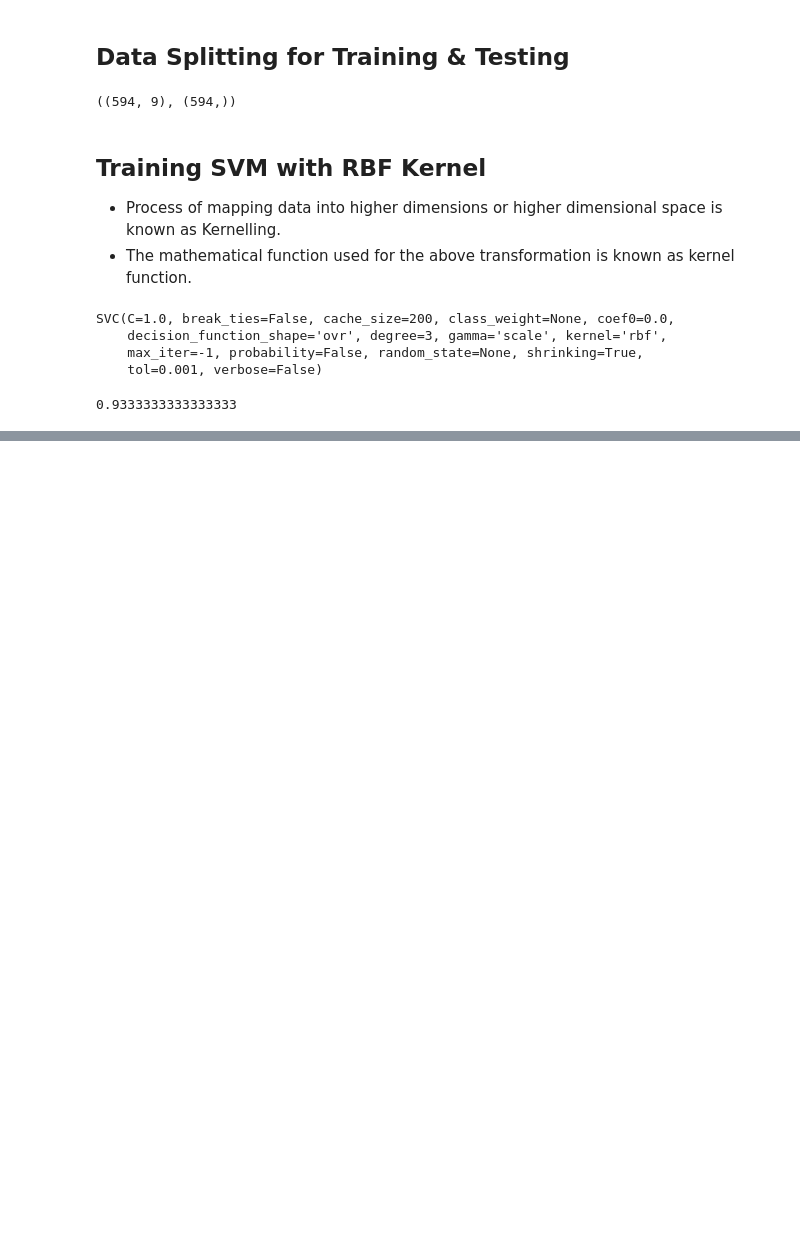
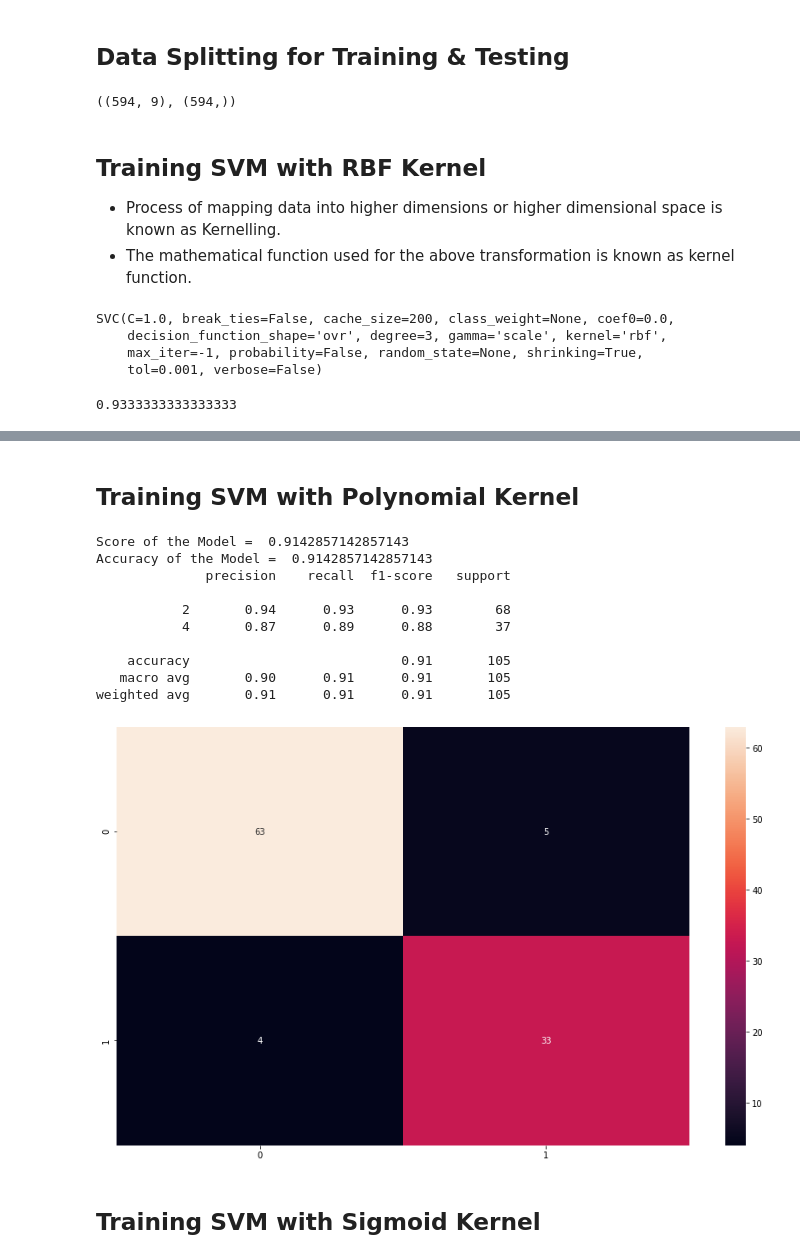
Before and after one commit to HarshitDawar55/Machine_And_Deep_Learning, a Jupyter notebook: Projects/Machine_Learning_Projects/Classifying_The_Cancer_Cell_Class_Using_SVM/Classification_Of_Cancer_Cells_Using_SVM.ipynb, the cells around one changed output, grey strips where cells are left out. Saved outputs shown, nothing was run; the diff lists cells and outputs as text; code cells hidden in the pictures; blank space fills up the shorter version.

```diff
--- a/Projects/Machine_Learning_Projects/Classifying_The_Cancer_Cell_Class_Using_SVM/Classification_Of_Cancer_Cells_Using_SVM.ipynb
+++ b/Projects/Machine_Learning_Projects/Classifying_The_Cancer_Cell_Class_Using_SVM/Classification_Of_Cancer_Cells_Using_SVM.ipynb
@@ -190,0 +239,28 @@ classifier.predict(x_test)
+# %% [markdown]
+## Training SVM with Polynomial Kernel
+# %%
+# Using kernel Polynomial
+classifier = SVC(kernel = "poly")
+classifier.fit(x_train, y_train)
+print("Score of the Model = ",classifier.score(x_test, y_test))
+y_pred = classifier.predict(x_test)
+print("Accuracy of the Model = ",accuracy_score(y_test, y_pred))
+print(classification_report(y_test, y_pred))
+plt.figure(figsize = (15, 9))
+cm = confusion_matrix(y_test, y_pred)
+sns.heatmap(cm, annot = True)
+plt.show()
+# %% [output]
+Score of the Model =  0.9142857142857143
+Accuracy of the Model =  0.9142857142857143
+              precision    recall  f1-score   support
+
+           2       0.94      0.93      0.93        68
+           4       0.87      0.89      0.88        37
+
+    accuracy                           0.91       105
+   macro avg       0.90      0.91      0.91       105
+weighted avg       0.91      0.91      0.91       105
+[figure, added]
+# %% [markdown]
+## Training SVM with Sigmoid Kernel
```
Also changed, not shown: parts of 8 cells of this notebook.
